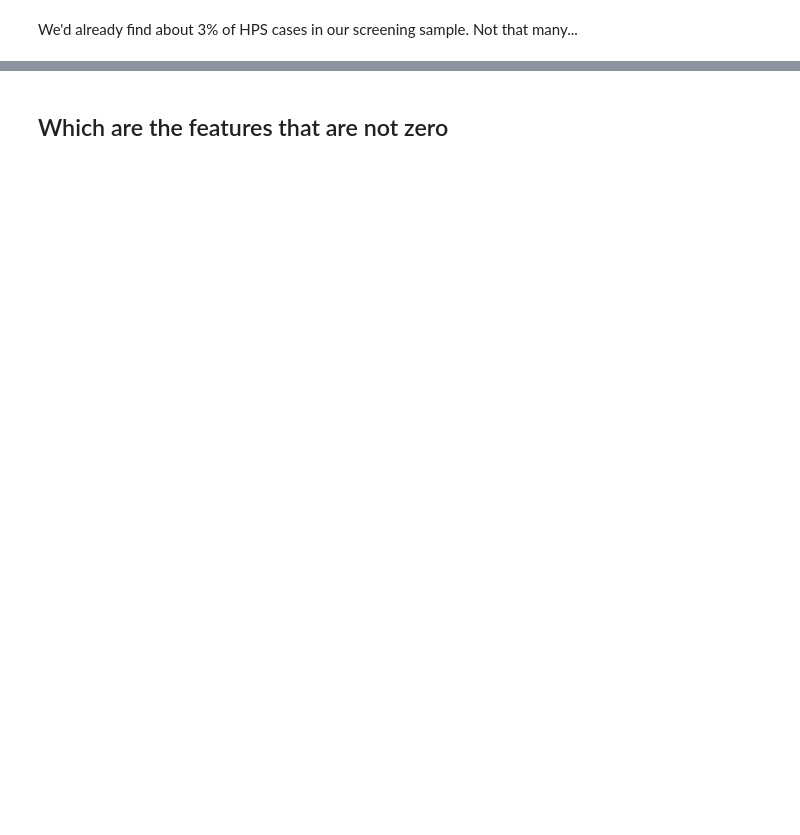
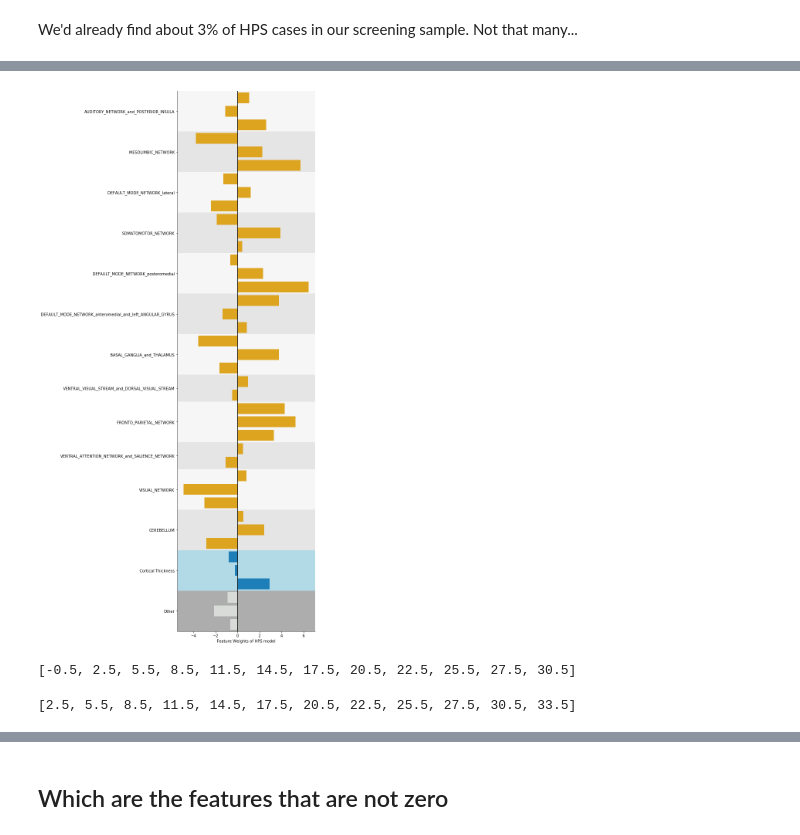
Before and after one commit to surchs/ABIDE_HPS, a Jupyter notebook: Analysis/abs_sbt_cv12.ipynb, the cells around one changed output, grey strips where cells are left out. Cells and saved outputs as stored; diff of their text form; code cells hidden in the pictures; blank space fills up the shorter version.

```diff
--- a/Analysis/abs_sbt_cv12.ipynb
+++ b/Analysis/abs_sbt_cv12.ipynb
@@ -779,0 +600,7 @@ subtypes_fc.shape
+# %%
+skf = StratifiedKFold(n_splits=10)
+a = np.random.random((100,10))
+l = np.zeros(100)
+l[:50] = 1
+for train_index, test_index in skf.split(a, l):
+    print(test_index)
@@ -779,0 +686,10 @@ subtypes_fc.shape
+# %%
+net_ind_l = list()
+# Get the FC indices
+for i in new_net_order:
+    for j in f_sorted.loc[f_sorted.net_name==i].index.values:
+        net_ind_l.append(j)
+# Add the other indices
+for j in f_sorted.loc[f_sorted.net_name.isnull()].index.values:
+    net_ind_l.append(j)
+new_net_ind = np.array(net_ind_l)
@@ -779,0 +771,42 @@ subtypes_fc.shape
+# %%
+# Show all the non-zero data
+
+f = plt.figure(figsize=(10,20), constrained_layout=True)
+#ax = SubplotHost(f, 111)
+ax = f.add_subplot(111)
+for idx, (l, r) in enumerate(zip(lbl, rbl)):
+    if idx%2==0:
+        ax.axhspan(l, r, facecolor='lightgrey', alpha=0.2)
+    else:
+        ax.axhspan(l, r, facecolor='grey', alpha=0.2)
+    ax.axhspan(33.5, 36.5, facecolor='lightblue', alpha=0.2)
+    ax.axhspan(36.5, 39.5, facecolor='darkgrey', alpha=0.2)
+#f.add_subplot(ax)
+#offset = 0, -25
+#ax2 = ax.twiny()
+#g = sbn.barplot(x='feature', y='weights', data=weights, hue='feature_type', ax=ax)
+g = sbn.barplot(x='weight', y='name', data=f_sorted.iloc[new_net_ind], hue='kind', ax=ax, ci=None, dodge=False,
+                palette=sbn.xkcd_palette(['yellow orange', 'cerulean', 'light grey']), orient='h')
+g.set(xlabel='Feature Weights of HPS model', ylabel='')
+sbn.despine();
+#ax.set_xticklabels(ax.get_xticklabels(), rotation=90);
+ax.set_yticks(c_ind)
+ax.set_yticklabels(new_net_names, rotation=0)
+ax.axvline(0, color='black')
+#for i in b_ind:
+#    ax.axvline(i, ymin=0.4, ymax=0.5, color='grey')
+#new_axisline = ax2.get_grid_helper().new_fixed_axis
+#ax2.axis["bottom"] = new_axisline(loc="bottom", axes=ax2, offset=offset)
+ax.legend_.remove()
+
+f.savefig(os.path.join(out_p, 'non-zero-features.png'), dpi=300, transparent=True)
+# %% [output]
+[figure, added]
+# %%
+lbl
+# %% [output]
+[-0.5, 2.5, 5.5, 8.5, 11.5, 14.5, 17.5, 20.5, 22.5, 25.5, 27.5, 30.5]
+# %%
+rbl
+# %% [output]
+[2.5, 5.5, 8.5, 11.5, 14.5, 17.5, 20.5, 22.5, 25.5, 27.5, 30.5, 33.5]
```
Also changed, not shown: parts of 131 cells of this notebook, 12 other files.
